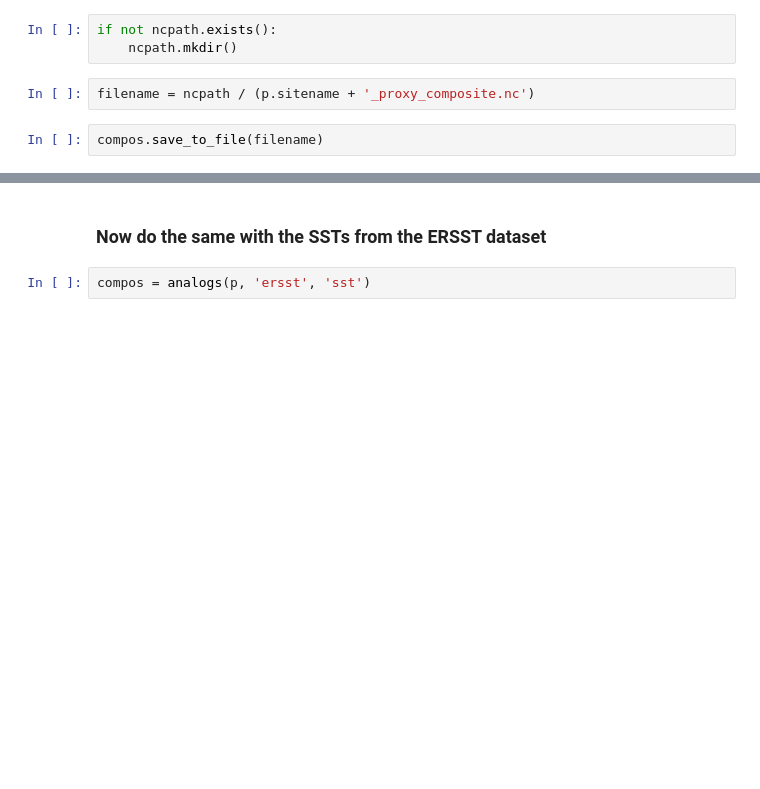
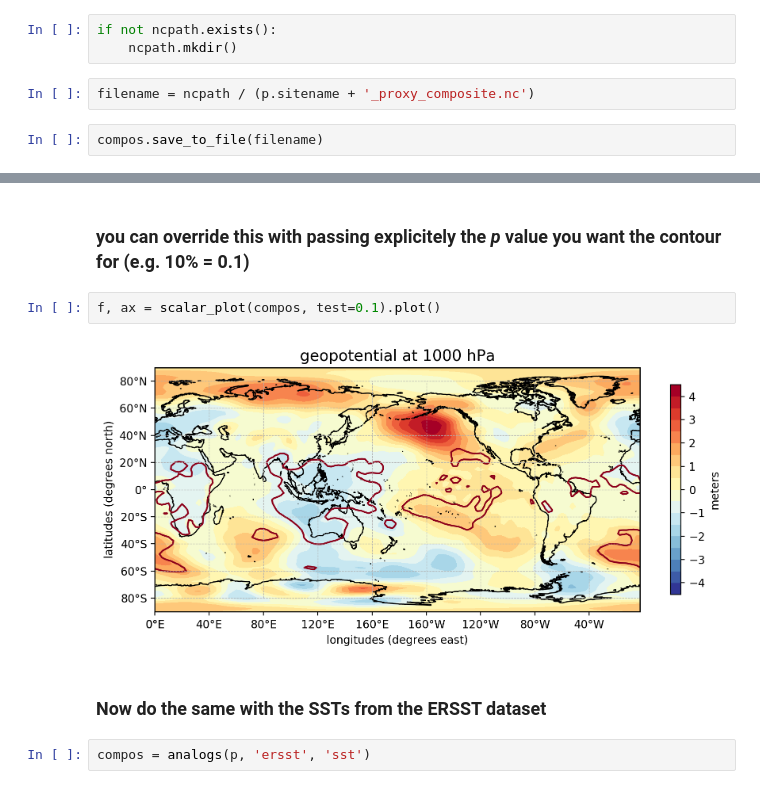
Before and after one commit to nicolasfauchereau/PICT_notebooks, a Jupyter notebook: notebooks/proxy.ipynb, the cells around one changed output, grey strips where cells are left out. Saved outputs shown, nothing was run; the diff lists cells and outputs as text; blank space fills up the shorter version.

```diff
--- a/notebooks/proxy.ipynb
+++ b/notebooks/proxy.ipynb
@@ -369,3 +318,9 @@ f = scalar_plot(compos).plot()
+# %% [markdown]
+### you can override this with passing explicitely the *p* value you want the contour for (e.g. 10% = 0.1)
+# %%
+f, ax = scalar_plot(compos, test=0.1).plot()
+# %% [output]
+[figure, added]
 # %% [markdown]
 ### Now do the same with the SSTs from the ERSST dataset
 # %%
```
Also changed, not shown: parts of 37 cells of this notebook.
